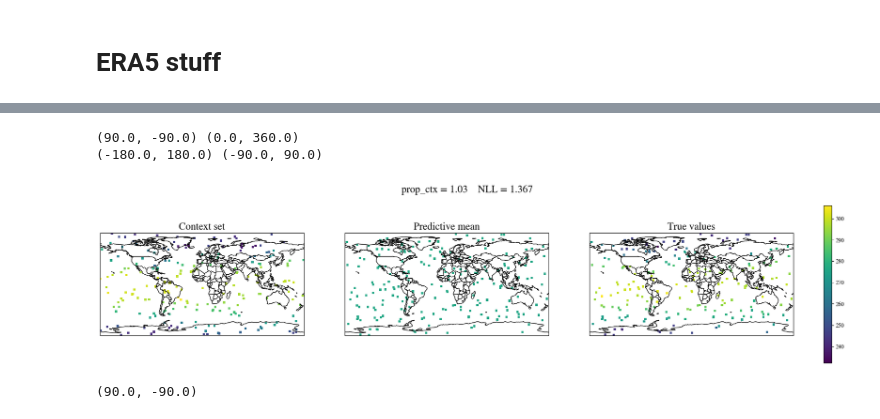
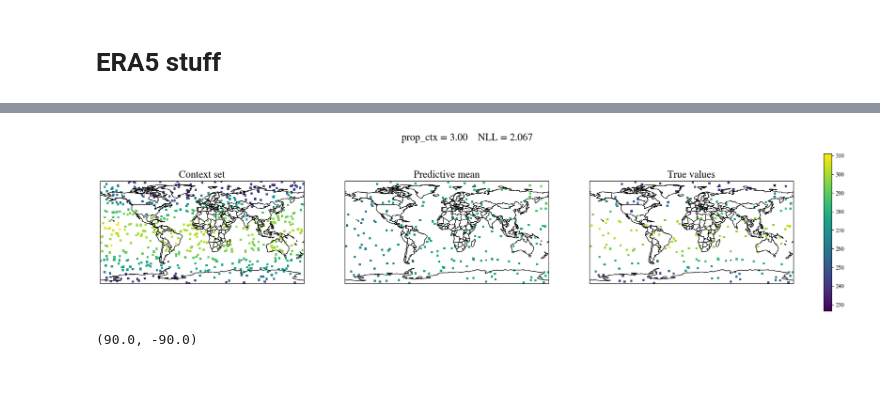
Before and after one commit to EricLangezaal/tnp-pp, a Jupyter notebook: tryout.ipynb, the cells around one changed output, grey strips where cells are left out. Drawn from its saved outputs; the diff is of its cells as text; code cells hidden in the pictures; blank space fills up the shorter version.

Commit message:
Matt changes and plotting working again

```diff
--- a/tryout.ipynb
+++ b/tryout.ipynb
@@ -570,26 +570,22 @@ xc_off_grid, yc_off_grid:  torch.Size([16, 695, 2]) torch.Size([16, 695, 1])
 # %%
-from experiments.plot_globe import plot_cru
+from experiments.plot_globe import plot_globe
 
 batches = [experiment.generators.val.generate_batch()]
 
-plot_cru(
+plot_globe(
         model=experiment.model,
         batches=batches,
-        x_mean=experiment.generators.val.x_mean,
-        x_std=experiment.generators.val.x_std,
         y_mean=experiment.generators.val.y_mean,
         y_std=experiment.generators.val.y_std,
         num_fig=1,
         figsize=(24.0, 5.0),
         lat_range=experiment.generators.val.lat_range,
         lon_range=experiment.generators.val.lon_range,
         time_idx= None,
         name="test figure",
 )
 # %% [output]
-(90.0, -90.0) (0.0, 360.0)
-(-180.0, 180.0) (-90.0, 90.0)
-[figure, old version]
+[figure, new version]
 # %%
 experiment.generators.val.lat_range
 # %% [output]
```
Also changed, not shown: parts of 2 cells of this notebook, 16 other files.
